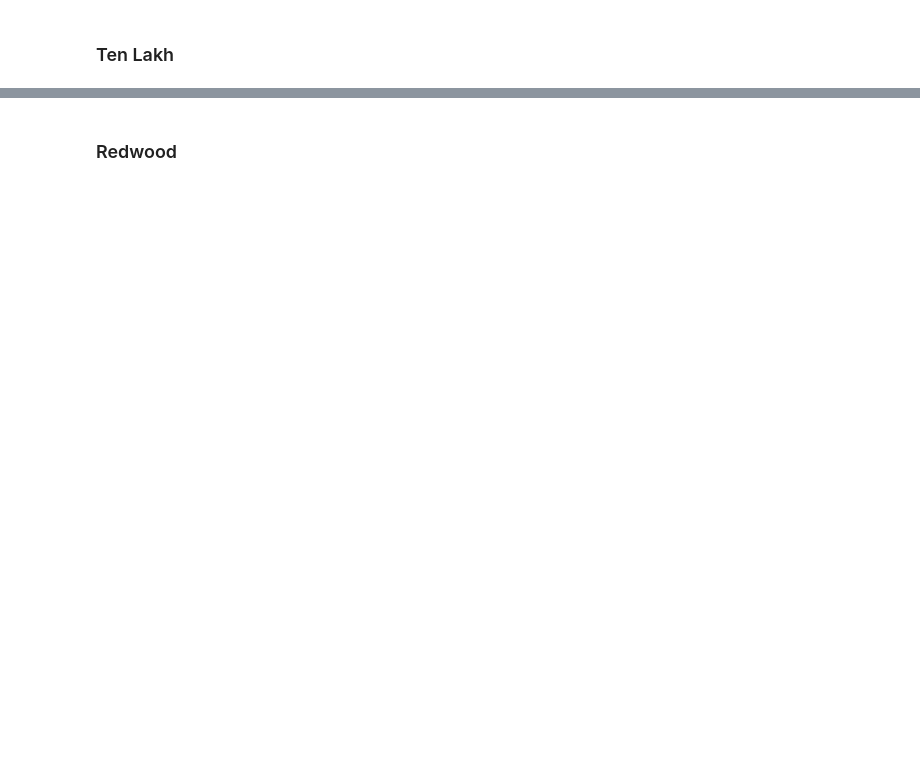
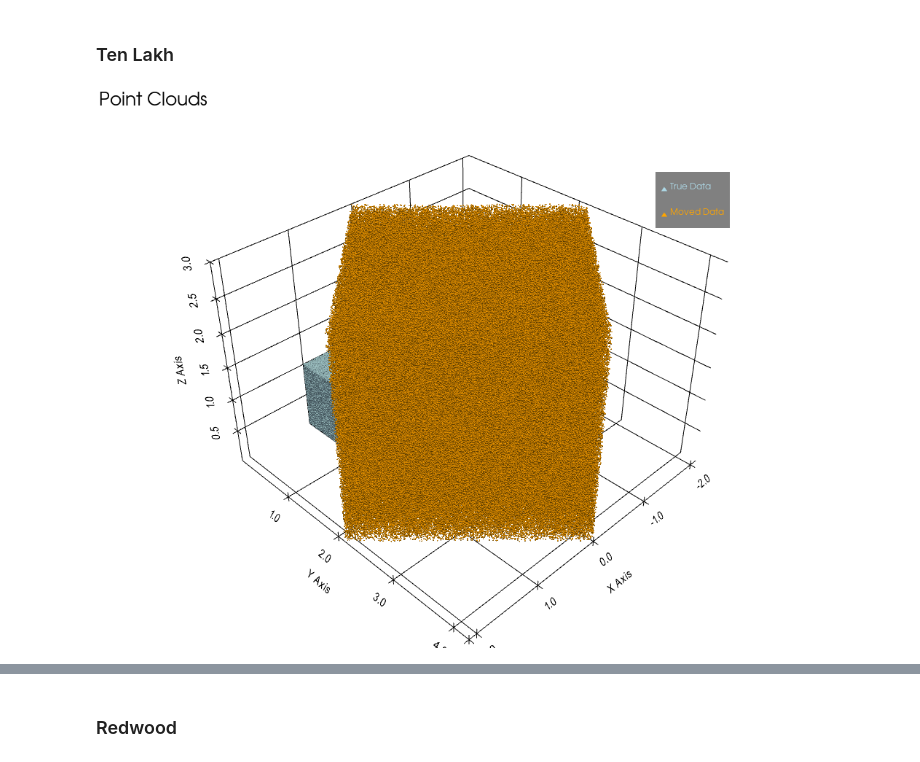
Before and after one commit to JyotiSunkara/ICP, a Jupyter notebook: Iterative Closest Point Using Umeyama Method.ipynb, the cells around one changed output, grey strips where cells are left out. Saved outputs shown, nothing was run; the diff lists cells and outputs as text; code cells hidden in the pictures; blank space fills up the shorter version.

```diff
--- a/Iterative Closest Point Using Umeyama Method.ipynb
+++ b/Iterative Closest Point Using Umeyama Method.ipynb
@@ -233,10 +237,13 @@ ValueError: not enough values to unpack (expected 3, got 2)
 # %%
 '''Assign data to point clouds P and Q'''
 angle = [0, 0, pi/4]
-shift = np.array([[-2], [0], [-3]])
-Q, P = generateData(1000000, angle, shift)
+scale = 3
+shift = np.array([[0], [0], [0]])
+Q, P = generateData(1000000, angle, shift, scale)
 
 bigPlot(P, Q, 2, 2)
+# %% [output]
+[figure, added]
 # %%
 %%time
 Pvalues, normValues = ICP(P, Q)
```
Also changed, not shown: parts of 11 cells of this notebook, 7 other files.
